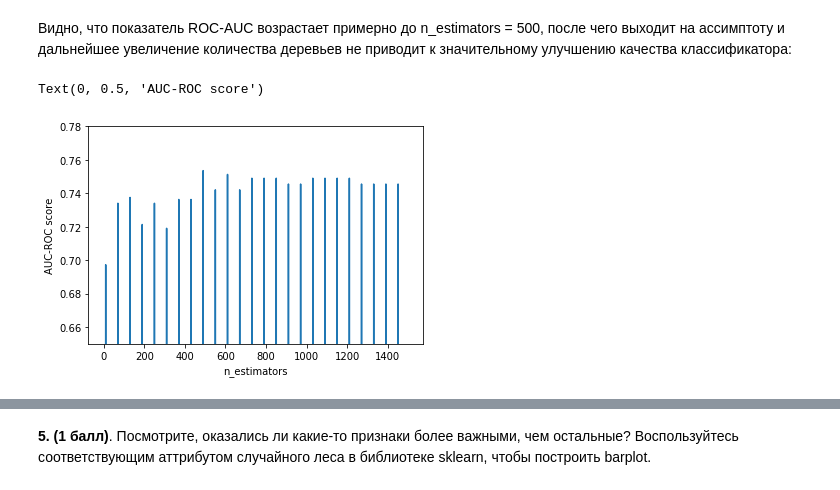
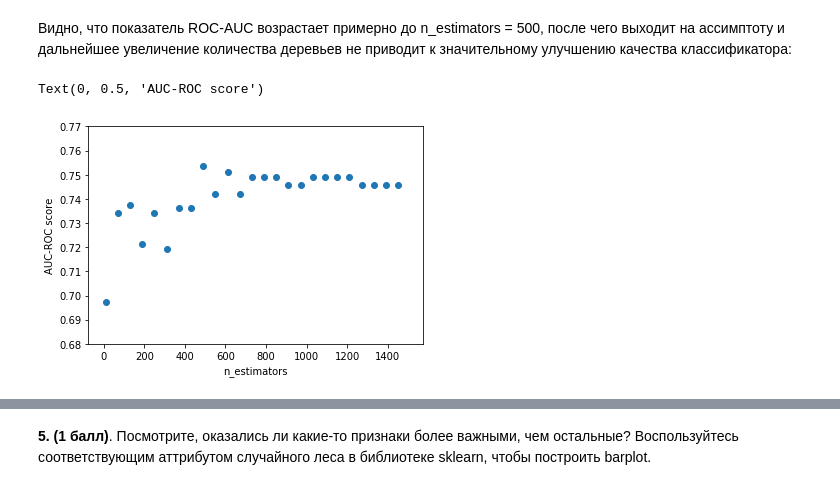
Before and after one commit to valdewastaken/iad-inro-ds-homeworks, a Jupyter notebook: hw4_Novikov.ipynb, the cells around one changed output, grey strips where cells are left out. Saved outputs shown, nothing was run; the diff lists cells and outputs as text; code cells hidden in the pictures.

```diff
--- a/hw4_Novikov.ipynb
+++ b/hw4_Novikov.ipynb
@@ -586,10 +586,10 @@ import matplotlib.pyplot as plt
 # %% [markdown]
 Видно, что показатель ROC-AUC возрастает примерно до n_estimators = 500, после чего выходит на ассимптоту и дальнейшее увеличение количества деревьев не приводит к значительному улучшению качества классификатора:
 # %%
-plt.plot(auc_roc_res)
-plt.ylim(0.65, 0.78)
+plt.plot(auc_roc_res, 'o')
+plt.ylim(0.68, 0.77)
 plt.xlabel('n_estimators')
 plt.ylabel('AUC-ROC score')
 # %% [output]
 Text(0, 0.5, 'AUC-ROC score')
-[figure, old version]
+[figure, new version]
```
Also changed, not shown: parts of 6 cells of this notebook.
